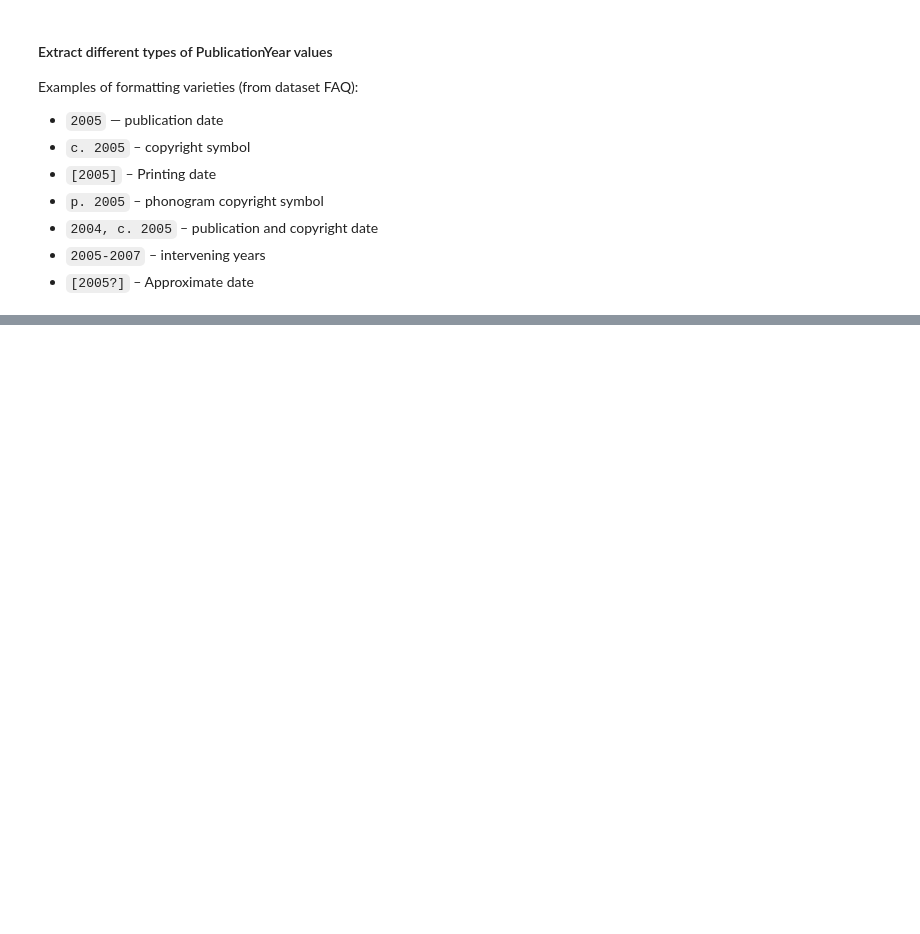
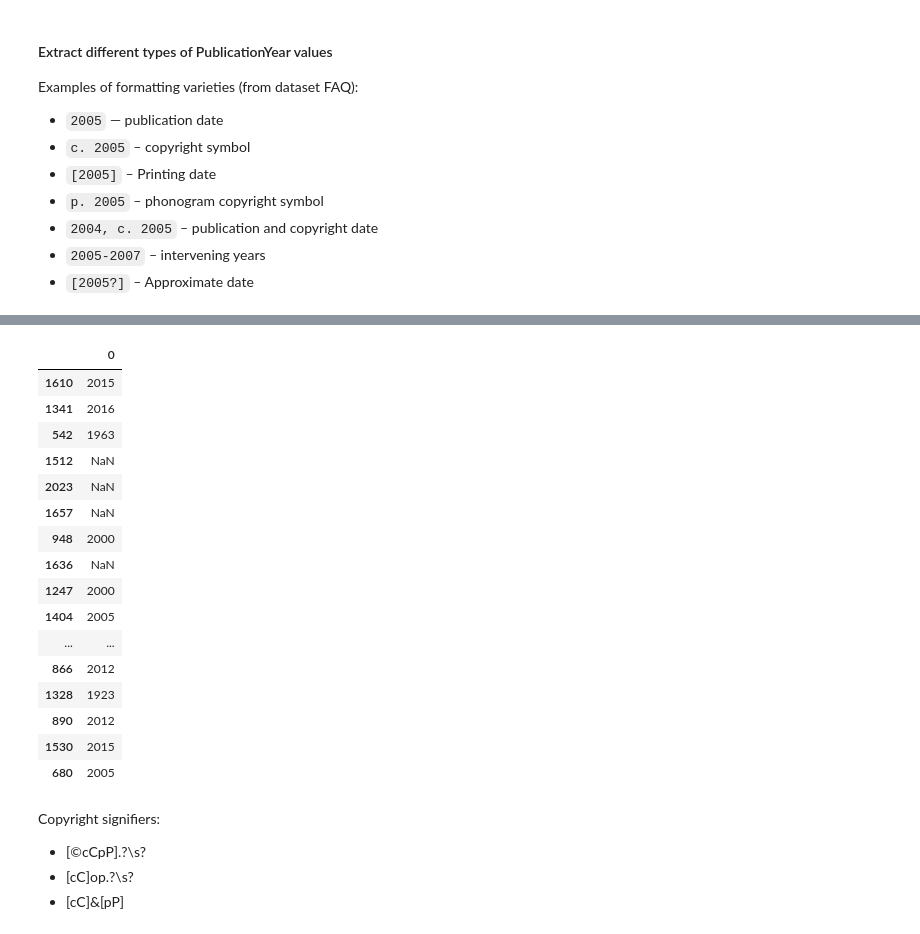
Before and after one commit to rm-pearson/NSS-capstone, a Jupyter notebook: Notebooks/data cleaning.ipynb, the cells around one changed output, grey strips where cells are left out. Saved outputs shown, nothing was run; the diff lists cells and outputs as text; code cells hidden in the pictures; blank space fills up the shorter version.

```diff
--- a/Notebooks/data cleaning.ipynb
+++ b/Notebooks/data cleaning.ipynb
@@ -87,3 +106,30 @@ for 'CreationDate', I will use the following, in order of availability:
+# %%
+## publication date
+## find dates that aren't followed by ] - or ?, and aren't preceded by [ or a copyright signifier
+PubYearsSort.PublicationYear.str.extract(r'(\d{4})(?!\s?[\?\]-])')
+# %% [output]
+|  | 0 |
+| 1610 | 2015 |
+| 1341 | 2016 |
+| 542 | 1963 |
+| 1512 | NaN |
+| 2023 | NaN |
+| 1657 | NaN |
+| 948 | 2000 |
+| 1636 | NaN |
+| 1247 | 2000 |
+| 1404 | 2005 |
+| ... | ... |
+| 866 | 2012 |
+| 1328 | 1923 |
+| 890 | 2012 |
+| 1530 | 2015 |
+| 680 | 2005 |
+# %% [markdown]
+Copyright signifiers:
+* [©cCpP]\.?\s?
+* [cC]op\.?\s?
+* [cC]&[pP]
 # %%
 ##TODO:
     ## replace empty CopyrightDate & PCopyrightDate values with nulls
```
Also changed, not shown: parts of 12 cells of this notebook.
